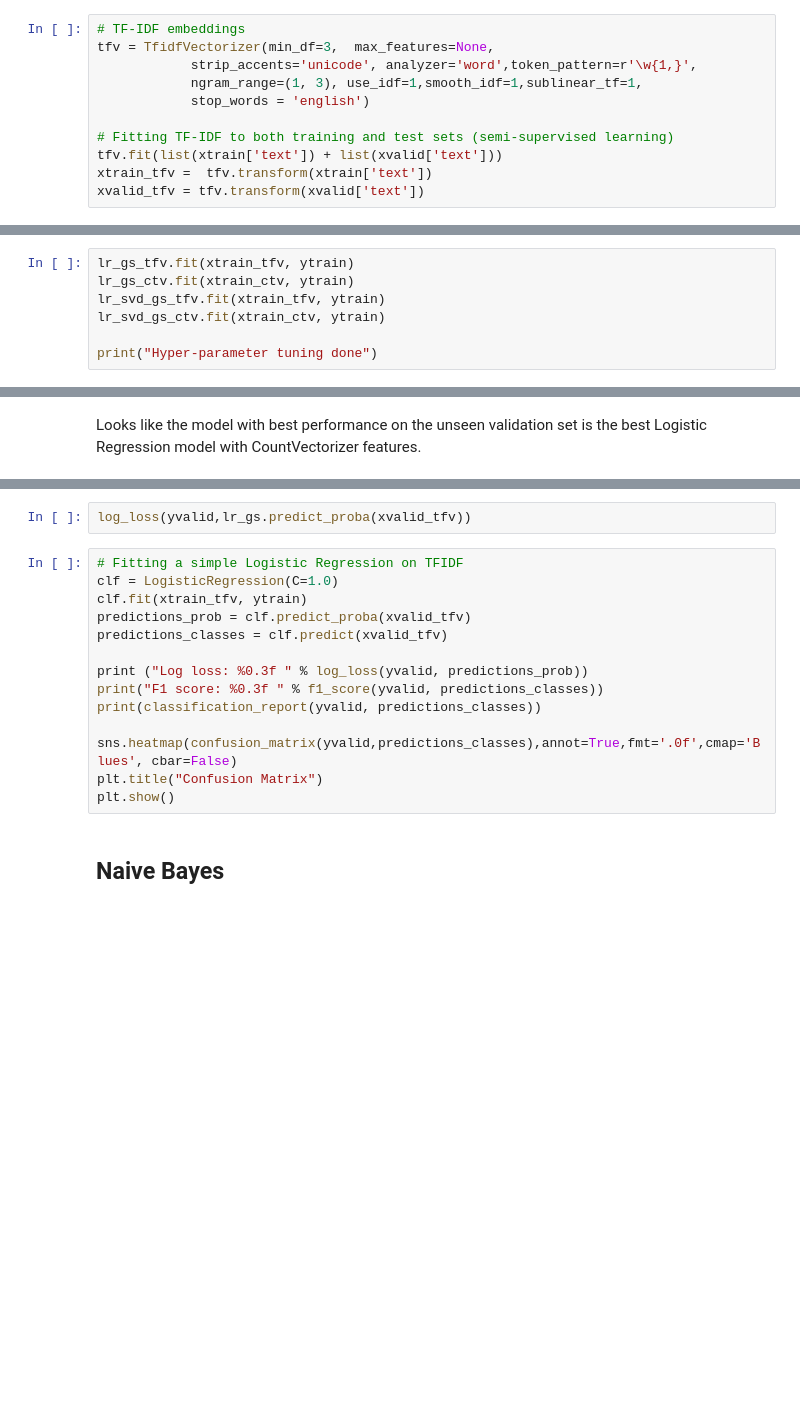
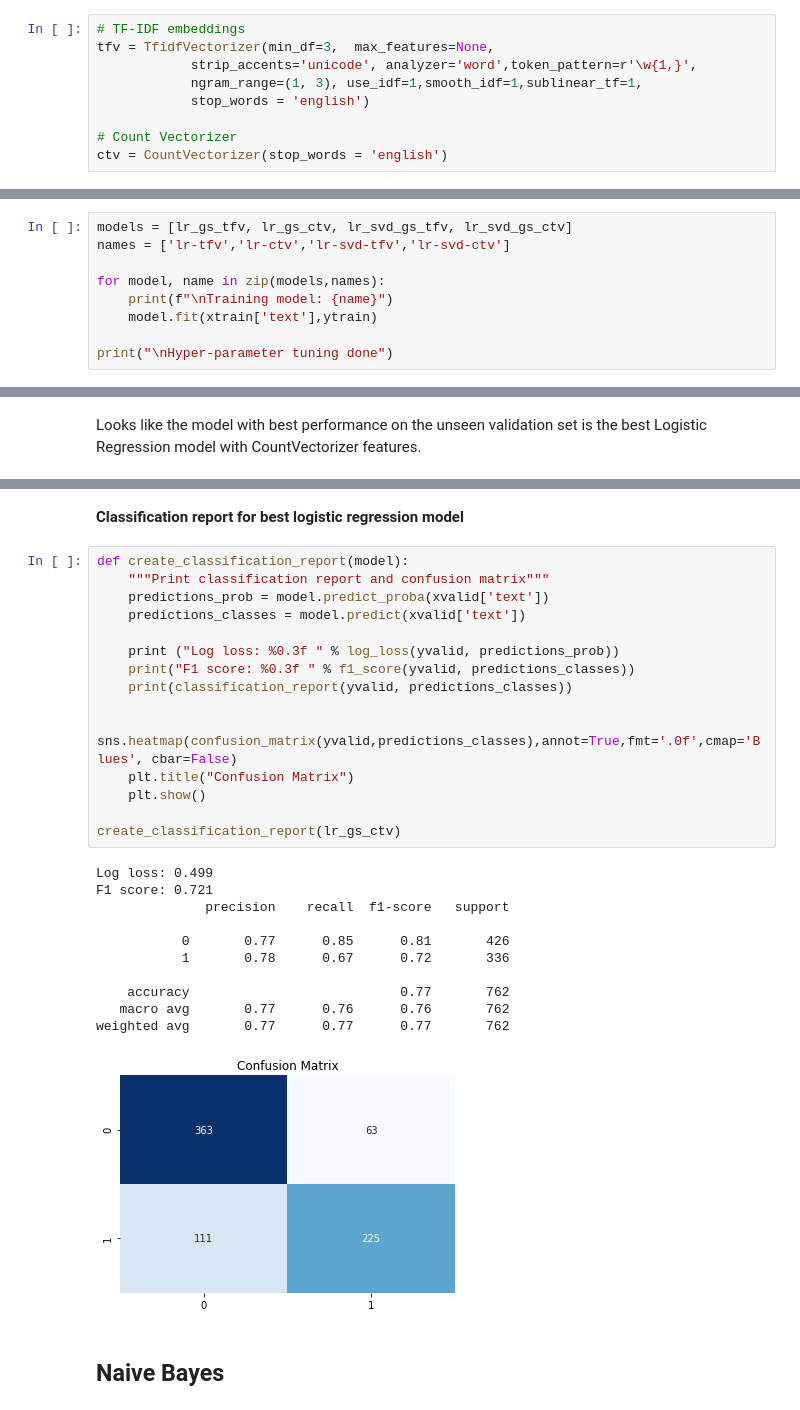
Before and after one commit to julian-west/kaggle, a Jupyter notebook: nlp-getting-started/Inference.ipynb, the cells around one changed output, grey strips where cells are left out. Drawn from its saved outputs; the diff is of its cells as text; blank space fills up the shorter version.

```diff
--- a/nlp-getting-started/Inference.ipynb
+++ b/nlp-getting-started/Inference.ipynb
@@ -83,7 +98,5 @@ tfv = TfidfVectorizer(min_df=3,  max_features=None,
             ngram_range=(1, 3), use_idf=1,smooth_idf=1,sublinear_tf=1,
             stop_words = 'english')
 
-# Fitting TF-IDF to both training and test sets (semi-supervised learning)
-tfv.fit(list(xtrain['text']) + list(xvalid['text']))
-xtrain_tfv =  tfv.transform(xtrain['text'])
-xvalid_tfv = tfv.transform(xvalid['text'])
+# Count Vectorizer
+ctv = CountVectorizer(stop_words = 'english')
@@ -133,8 +147 @@ lr_svd_gs_ctv = GridSearchCV(lr_pipeline_svd, param_grid=lr_svd_param_grid, scor
                      verbose=5, n_jobs=-1, refit=True, cv=4)
-# %%
-lr_gs_tfv.fit(xtrain_tfv, ytrain)
-lr_gs_ctv.fit(xtrain_ctv, ytrain)
-lr_svd_gs_tfv.fit(xtrain_tfv, ytrain)
-lr_svd_gs_ctv.fit(xtrain_ctv, ytrain)
-
-print("Hyper-parameter tuning done")
@@ -159,0 +148,9 @@ Hyper-parameter tuning done
+# %%
+models = [lr_gs_tfv, lr_gs_ctv, lr_svd_gs_tfv, lr_svd_gs_ctv]
+names = ['lr-tfv','lr-ctv','lr-svd-tfv','lr-svd-ctv']
+
+for model, name in zip(models,names):
+    print(f"\nTraining model: {name}")
+    model.fit(xtrain['text'],ytrain)
+
+print("\nHyper-parameter tuning done")
@@ -215,18 +213,31 @@ model_results
-# %%
-log_loss(yvalid,lr_gs.predict_proba(xvalid_tfv))
+# %% [markdown]
+**Classification report for best logistic regression model**
 # %%
-# Fitting a simple Logistic Regression on TFIDF
-clf = LogisticRegression(C=1.0)
-clf.fit(xtrain_tfv, ytrain)
-predictions_prob = clf.predict_proba(xvalid_tfv)
-predictions_classes = clf.predict(xvalid_tfv)
+def create_classification_report(model):
+    """Print classification report and confusion matrix"""
+    predictions_prob = model.predict_proba(xvalid['text'])
+    predictions_classes = model.predict(xvalid['text'])
 
-print ("Log loss: %0.3f " % log_loss(yvalid, predictions_prob))
-print("F1 score: %0.3f " % f1_score(yvalid, predictions_classes))
-print(classification_report(yvalid, predictions_classes))
+    print ("Log loss: %0.3f " % log_loss(yvalid, predictions_prob))
+    print("F1 score: %0.3f " % f1_score(yvalid, predictions_classes))
+    print(classification_report(yvalid, predictions_classes))
 
-sns.heatmap(confusion_matrix(yvalid,predictions_classes),annot=True,fmt='.0f',cmap='Blues', cbar=False)
-plt.title("Confusion Matrix")
-plt.show()
+    sns.heatmap(confusion_matrix(yvalid,predictions_classes),annot=True,fmt='.0f',cmap='Blues', cbar=False)
+    plt.title("Confusion Matrix")
+    plt.show()
+
+create_classification_report(lr_gs_ctv)
+# %% [output]
+Log loss: 0.499
+F1 score: 0.721
+              precision    recall  f1-score   support
+
+           0       0.77      0.85      0.81       426
+           1       0.78      0.67      0.72       336
+
+    accuracy                           0.77       762
+   macro avg       0.77      0.76      0.76       762
+weighted avg       0.77      0.77      0.77       762
+[figure, added]
 # %% [markdown]
 ## Naive Bayes
```
Also changed, not shown: parts of 32 cells of this notebook, 4 other files.
